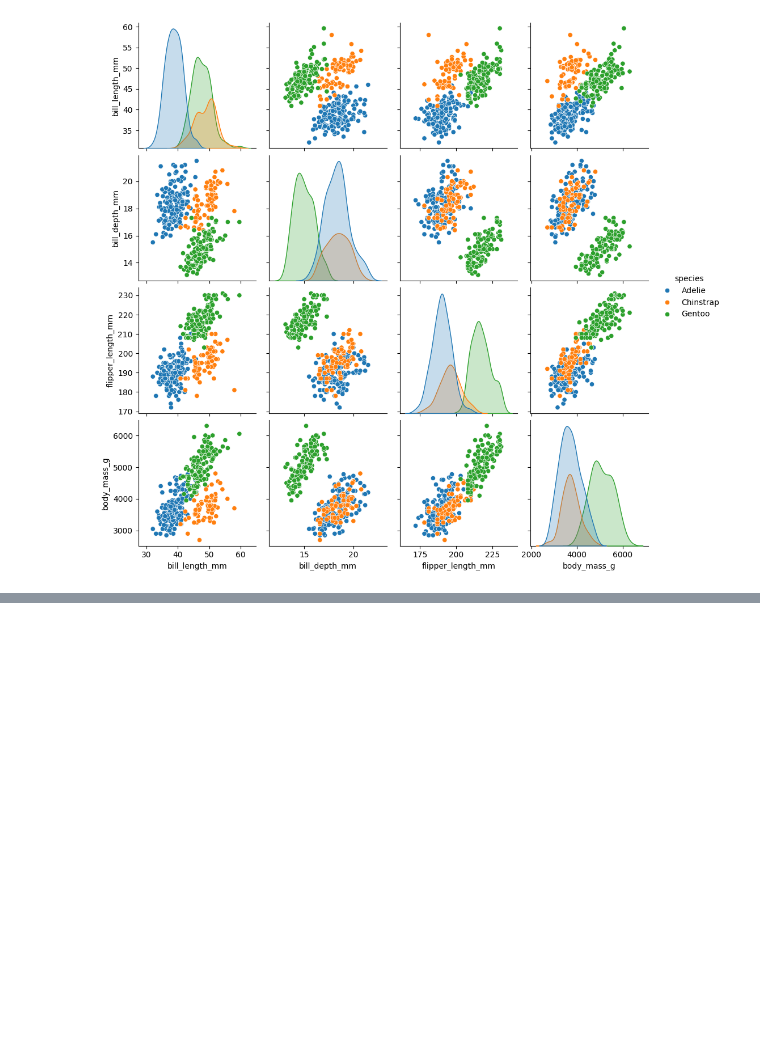
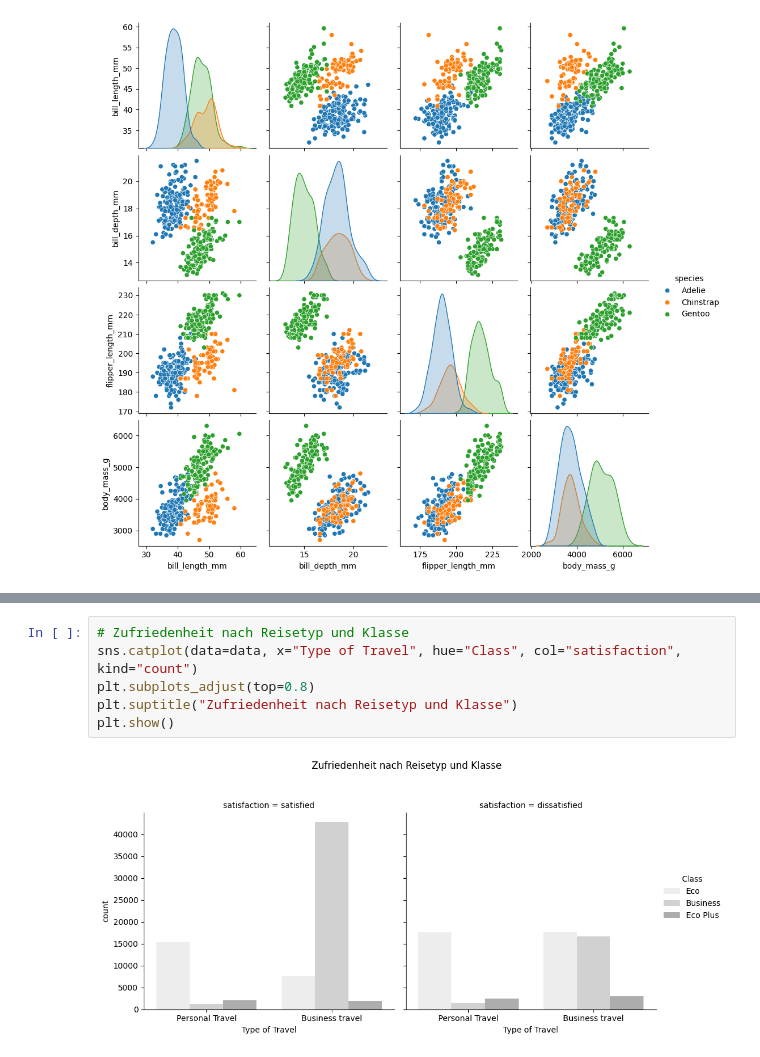
Before and after one commit to DivinitasMaxima/BINA-RECAP, a Jupyter notebook: Pyrhon/Einführung.ipynb, the cells around one changed output, grey strips where cells are left out. Saved outputs shown, nothing was run; the diff lists cells and outputs as text; blank space fills up the shorter version.

```diff
--- a/Pyrhon/Einführung.ipynb
+++ b/Pyrhon/Einführung.ipynb
@@ -174,0 +202,8 @@ sn.pairplot(df, hue="species")
+# %%
+# Zufriedenheit nach Reisetyp und Klasse
+sns.catplot(data=data, x="Type of Travel", hue="Class", col="satisfaction", kind="count")
+plt.subplots_adjust(top=0.8)
+plt.suptitle("Zufriedenheit nach Reisetyp und Klasse")
+plt.show()
+# %% [output]
+[figure, added]
```
Also changed, not shown: parts of 7 cells of this notebook.
